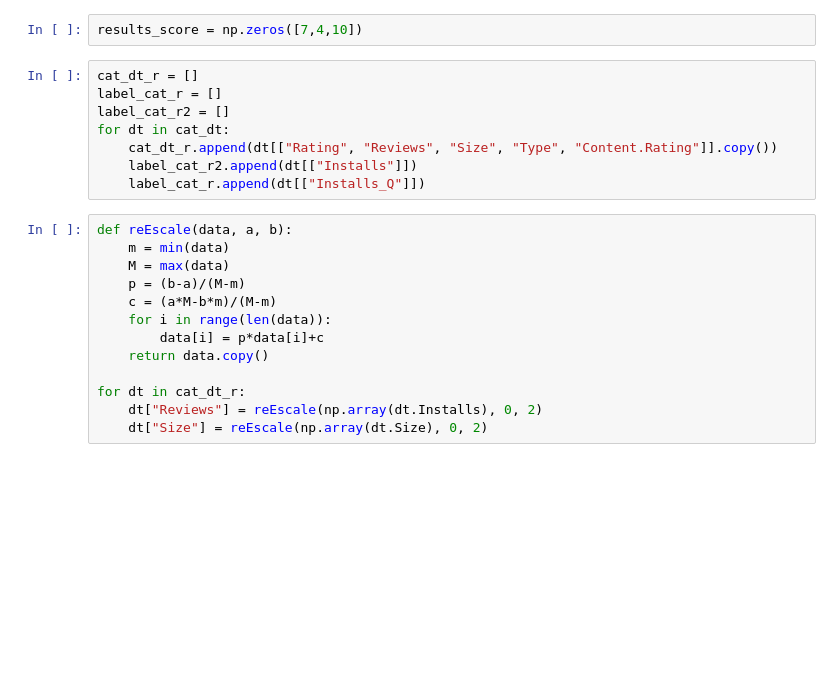
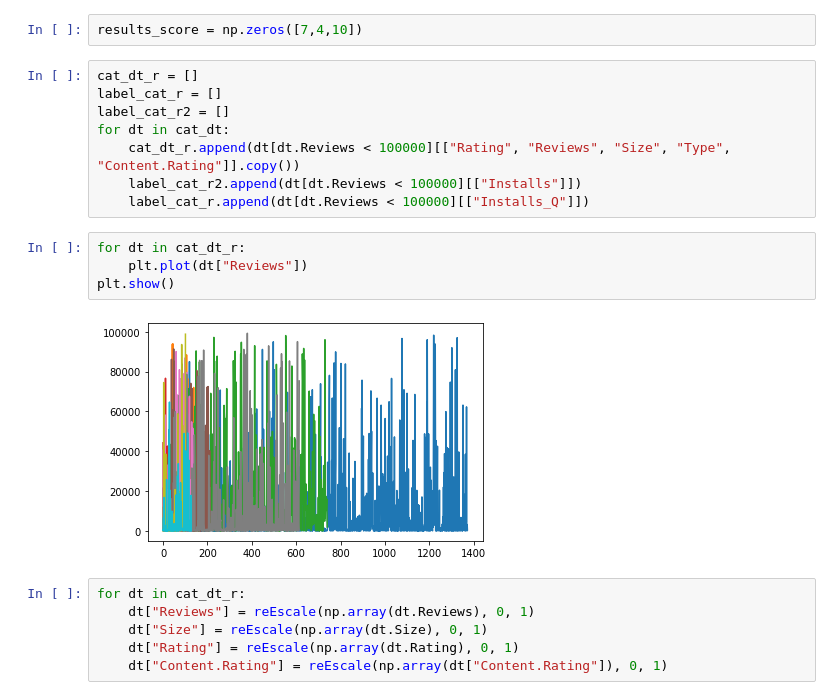
Before and after one commit to G-Urrea/Google-Play-Store-Mining, a Jupyter notebook: ExperimentoPregunta1.ipynb, the cells around one changed output. Saved outputs shown, nothing was run; the diff lists cells and outputs as text; blank space fills up the shorter version.

```diff
--- a/ExperimentoPregunta1.ipynb
+++ b/ExperimentoPregunta1.ipynb
@@ -248,19 +274,18 @@ cat_dt_r = []
 label_cat_r = []
 label_cat_r2 = []
 for dt in cat_dt:
-    cat_dt_r.append(dt[["Rating", "Reviews", "Size", "Type", "Content.Rating"]].copy())
-    label_cat_r2.append(dt[["Installs"]])
-    label_cat_r.append(dt[["Installs_Q"]])
+    cat_dt_r.append(dt[dt.Reviews < 100000][["Rating", "Reviews", "Size", "Type", "Content.Rating"]].copy())
+    label_cat_r2.append(dt[dt.Reviews < 100000][["Installs"]])
+    label_cat_r.append(dt[dt.Reviews < 100000][["Installs_Q"]])
-# %%
-def reEscale(data, a, b):
-    m = min(data)
-    M = max(data)
-    p = (b-a)/(M-m)
-    c = (a*M-b*m)/(M-m)
-    for i in range(len(data)):
-        data[i] = p*data[i]+c
-    return data.copy()
-
-for dt in cat_dt_r:
-    dt["Reviews"] = reEscale(np.array(dt.Installs), 0, 2)
-    dt["Size"] = reEscale(np.array(dt.Size), 0, 2)
+# %%
+for dt in cat_dt_r:
+    plt.plot(dt["Reviews"])
+plt.show()
+# %% [output]
+[figure, added]
+# %%
+for dt in cat_dt_r:
+    dt["Reviews"] = reEscale(np.array(dt.Reviews), 0, 1)
+    dt["Size"] = reEscale(np.array(dt.Size), 0, 1)
+    dt["Rating"] = reEscale(np.array(dt.Rating), 0, 1)
+    dt["Content.Rating"] = reEscale(np.array(dt["Content.Rating"]), 0, 1)
```
Also changed, not shown: parts of 61 cells of this notebook, 1 other file.
